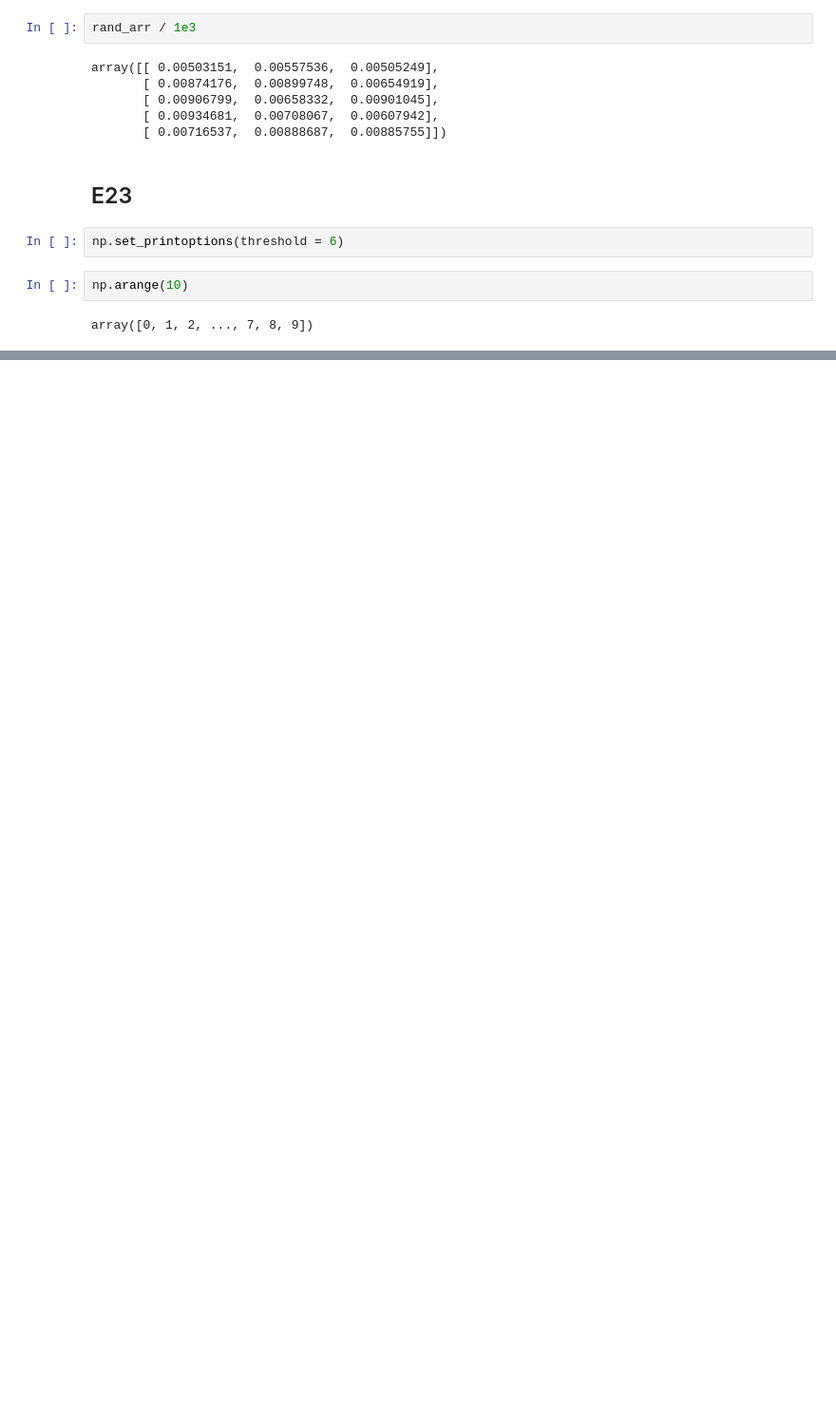
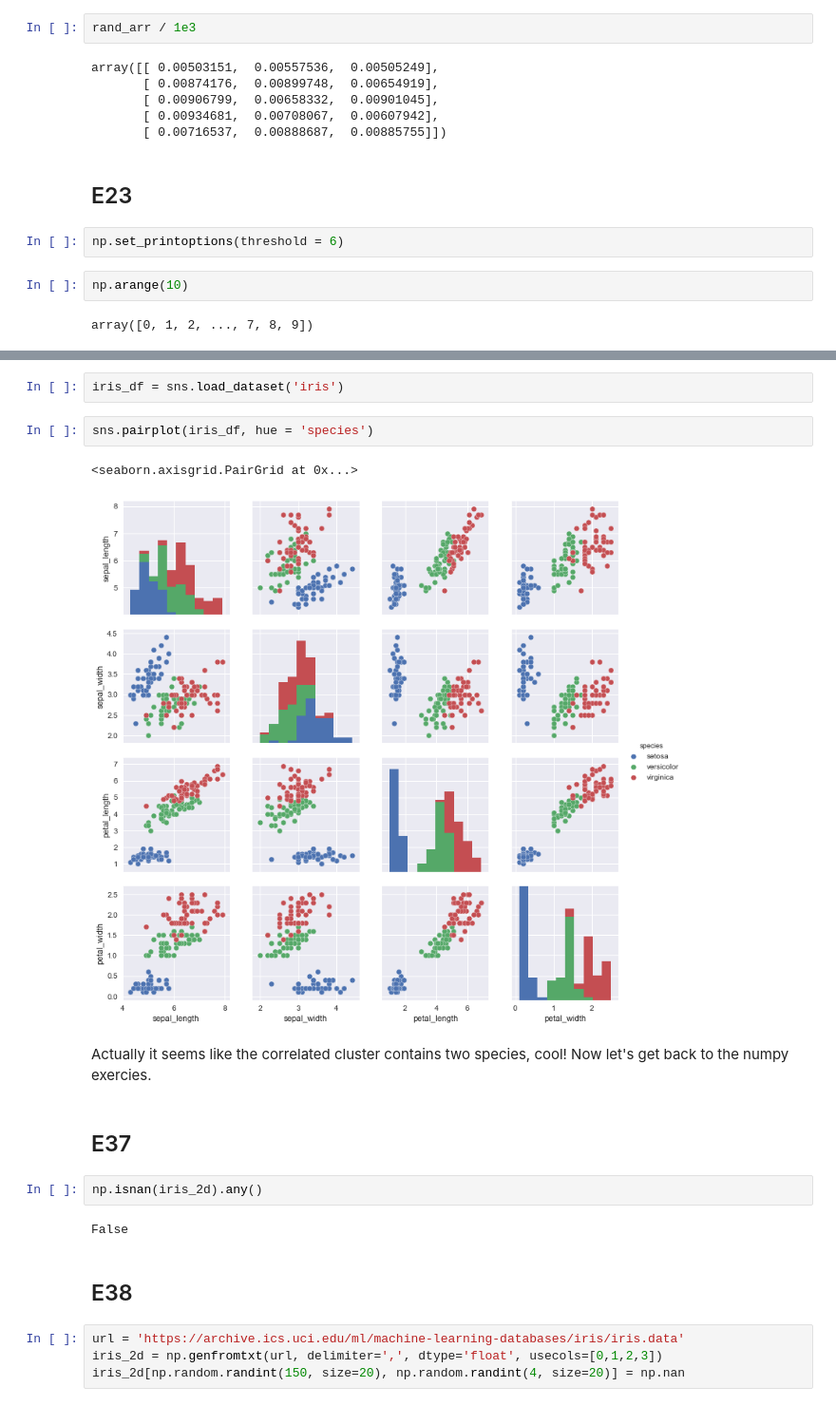
Before and after one commit to gustavgransbo/Data-Science-Playground, a Jupyter notebook: 101 NumPy Exercises for Data Analysis.ipynb, the cells around one changed output, grey strips where cells are left out. Shown: that part at 95% size. Saved outputs shown, nothing was run; the diff lists cells and outputs as text; blank space fills up the shorter version.

```diff
--- a/101 NumPy Exercises for Data Analysis.ipynb
+++ b/101 NumPy Exercises for Data Analysis.ipynb
@@ -221,0 +402,21 @@ array([0, 1, 2, ..., 7, 8, 9])
+# %%
+iris_df = sns.load_dataset('iris')
+# %%
+sns.pairplot(iris_df, hue = 'species')
+# %% [output]
+<seaborn.axisgrid.PairGrid at 0x...>
+[figure, added]
+# %% [markdown]
+Actually it seems like the correlated cluster contains two species, cool! Now let's get back to the numpy exercies.
+# %% [markdown]
+## E37
+# %%
+np.isnan(iris_2d).any()
+# %% [output]
+False
+# %% [markdown]
+## E38
+# %%
+url = 'https://archive.ics.uci.edu/ml/machine-learning-databases/iris/iris.data'
+iris_2d = np.genfromtxt(url, delimiter=',', dtype='float', usecols=[0,1,2,3])
+iris_2d[np.random.randint(150, size=20), np.random.randint(4, size=20)] = np.nan
```
Also changed, not shown: parts of 76 cells of this notebook, 1 other file.
